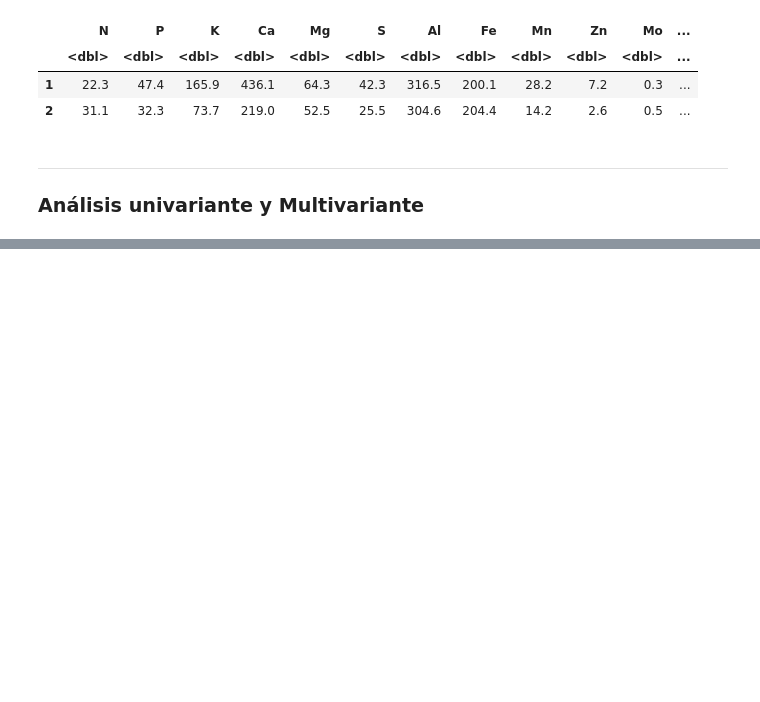
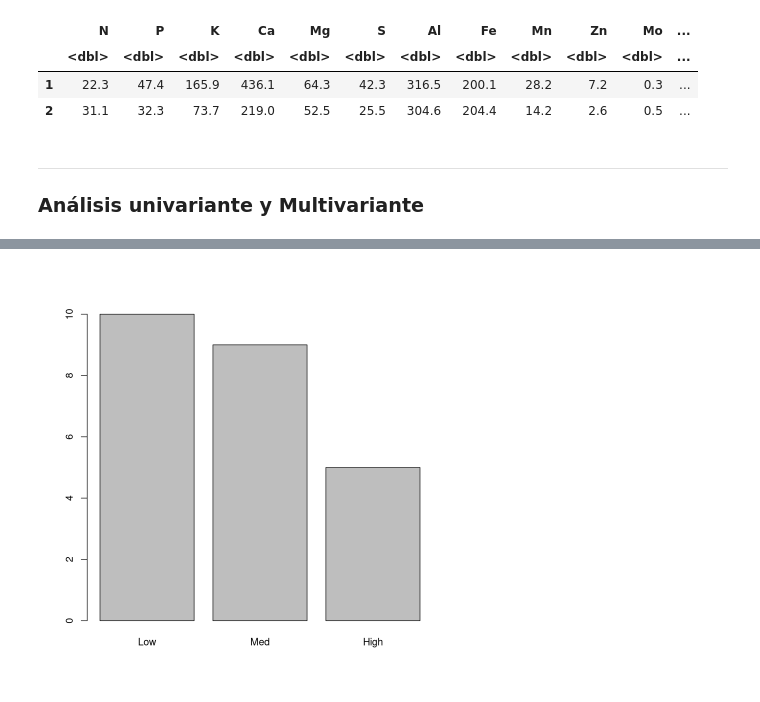
Before and after one commit to HugoVarelaSanchez/MEDAD_Vegetales, a Jupyter notebook: script.ipynb, the cells around one changed output, grey strips where cells are left out. Drawn from its saved outputs; the diff is of its cells as text; code cells hidden in the pictures; blank space fills up the shorter version.

```diff
--- a/script.ipynb
+++ b/script.ipynb
@@ -27,0 +57,4 @@ A data.frame: 2 × 14
+# %%
+barplot(table(df_vegetal$pH))
+# %% [output]
+[figure, added]
```
Also changed, not shown: parts of 4 cells of this notebook.
